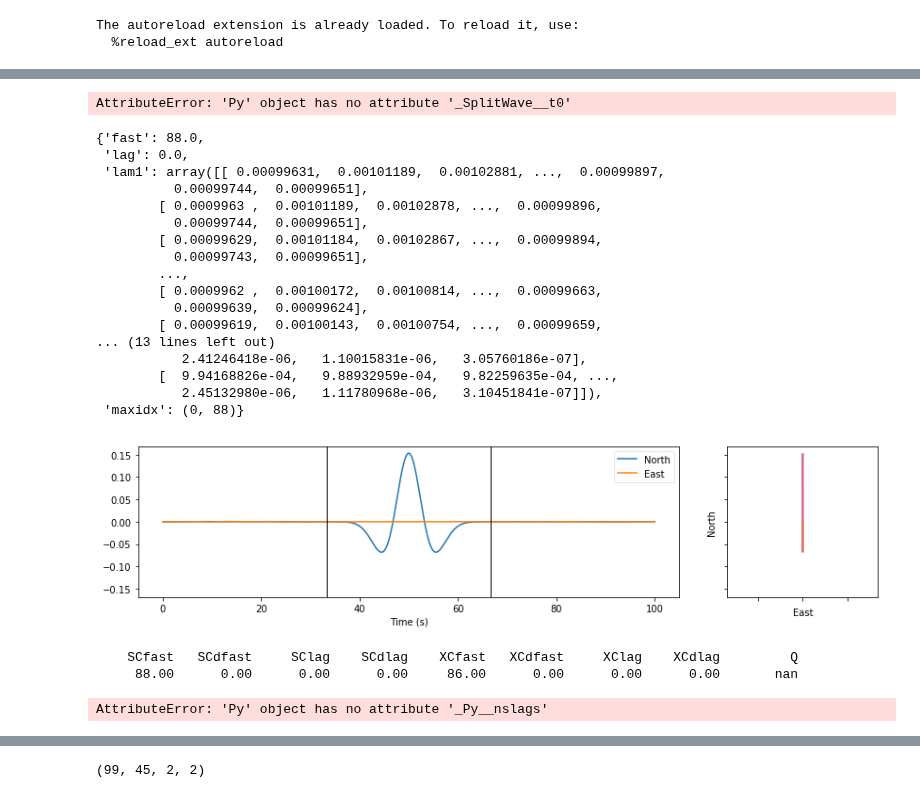
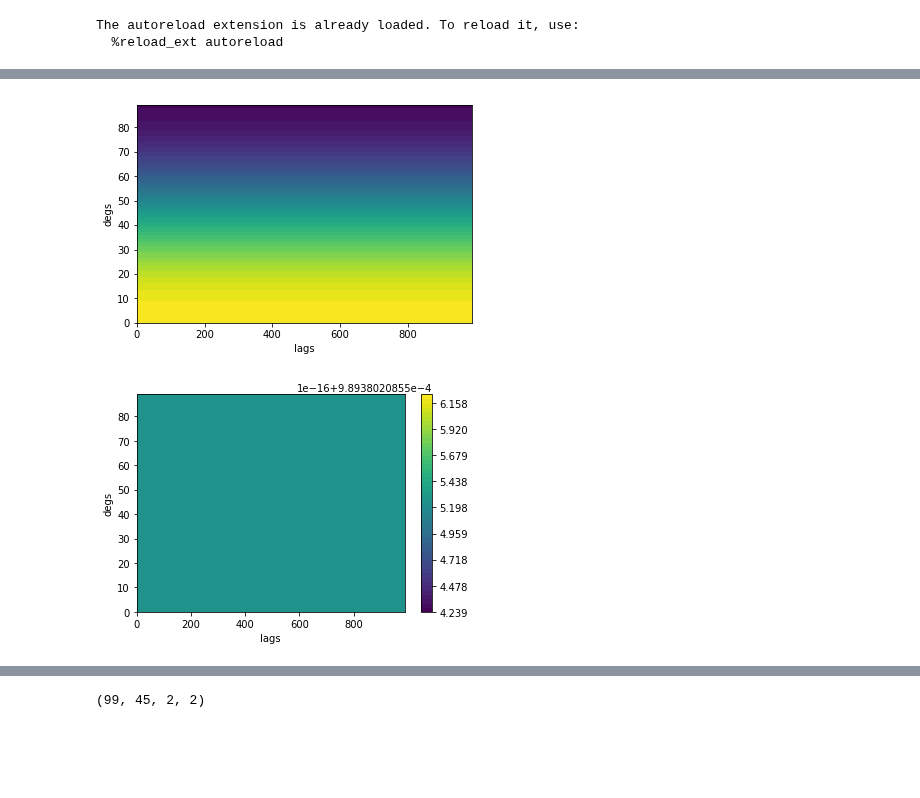
Before and after one commit to JackWalpole/splitwavepy, a Jupyter notebook: devel/Plotting.ipynb, the cells around one changed output, grey strips where cells are left out. Saved outputs shown, nothing was run; the diff lists cells and outputs as text; code cells hidden in the pictures; blank space fills up the shorter version.

Commit message:
still figuring out the covariance grid.

```diff
--- a/devel/Plotting.ipynb
+++ b/devel/Plotting.ipynb
@@ -50,24 +17,0 @@ def plot(self, **kwargs):
-# %%
-plot(b)
-# %% [output]
-AttributeError: 'Py' object has no attribute '_SplitWave__t0'
-# %%
-b.sc
-# %% [output]
-{'fast': 88.0,
- 'lag': 0.0,
- 'lam1': array([[ 0.00099631,  0.00101189,  0.00102881, ...,  0.00099897,
-          0.00099744,  0.00099651],
-        [ 0.0009963 ,  0.00101189,  0.00102878, ...,  0.00099896,
-          0.00099744,  0.00099651],
-        [ 0.00099629,  0.00101184,  0.00102867, ...,  0.00099894,
-          0.00099743,  0.00099651],
-        ...,
-        [ 0.0009962 ,  0.00100172,  0.00100814, ...,  0.00099663,
-          0.00099639,  0.00099624],
-        [ 0.00099619,  0.00100143,  0.00100754, ...,  0.00099659,
-... (13 lines left out)
-           2.41246418e-06,   1.10015831e-06,   3.05760186e-07],
-        [  9.94168826e-04,   9.88932959e-04,   9.82259635e-04, ...,
-           2.45132980e-06,   1.11780968e-06,   3.10451841e-07]]),
- 'maxidx': (0, 88)}
@@ -78,11 +17,0 @@ bc = b._data.copy()
-# %%
-bc.unsplit(10,0).plot()
-# %% [output]
-[figure, removed]
-# %%
-b = a.Py()
-# %%
-b.report()
-# %% [output]
-    SCfast   SCdfast     SClag    SCdlag    XCfast   XCdfast     XClag    XCdlag         Q
-     88.00      0.00      0.00      0.00     86.00      0.00      0.00      0.00       nan
@@ -91,4 +18,39 @@ cov = sw.core.core.gridcovfreq(a.x, a.y, b._ndegs, 83)
-# %%
-b._grid
-# %% [output]
-AttributeError: 'Py' object has no attribute '_Py__nslags'
+# %%
+# apply taper to data
+win = signal.tukey(a.x.size, alpha=0.9)
+x = win * a.x
+y = win * a.y
+
+cov = sw.core.core.gridcovfreq(x, y, b._ndegs, b._nlags)
+shp = cov.shape
+l0 = np.arange(shp[0])
+d0 = np.arange(shp[1])
+dd, ll = np.meshgrid(l0, d0, indexing='ij')
+
+# rho = sw.core.core.covmap2rho(cov)
+# plt.contourf( dd, ll, np.abs(rho), 50)
+# plt.xlabel('lags')
+# plt.ylabel('degs')
+# plt.show()
+
+# lam1, lam2 = sw.core.core.covmap2eigvals(cov)
+# plt.contourf( dd, ll, lam1/lam2, 50)
+# plt.xlabel('lags')
+# plt.ylabel('degs')
+# plt.show()
+
+sig1 = cov[:,:,0,0]
+plt.contourf( dd, ll, sig1, 50)
+plt.xlabel('lags')
+plt.ylabel('degs')
+plt.show()
+
+sig2 = cov[:,:,1,1]
+plt.contourf( dd, ll, sig1 + sig2, 50)
+plt.xlabel('lags')
+plt.ylabel('degs')
+plt.colorbar()
+plt.show()
+# %% [output]
+[figure, added]
+[figure, added]
```
Also changed, not shown: parts of 37 cells of this notebook, 2 other files.
